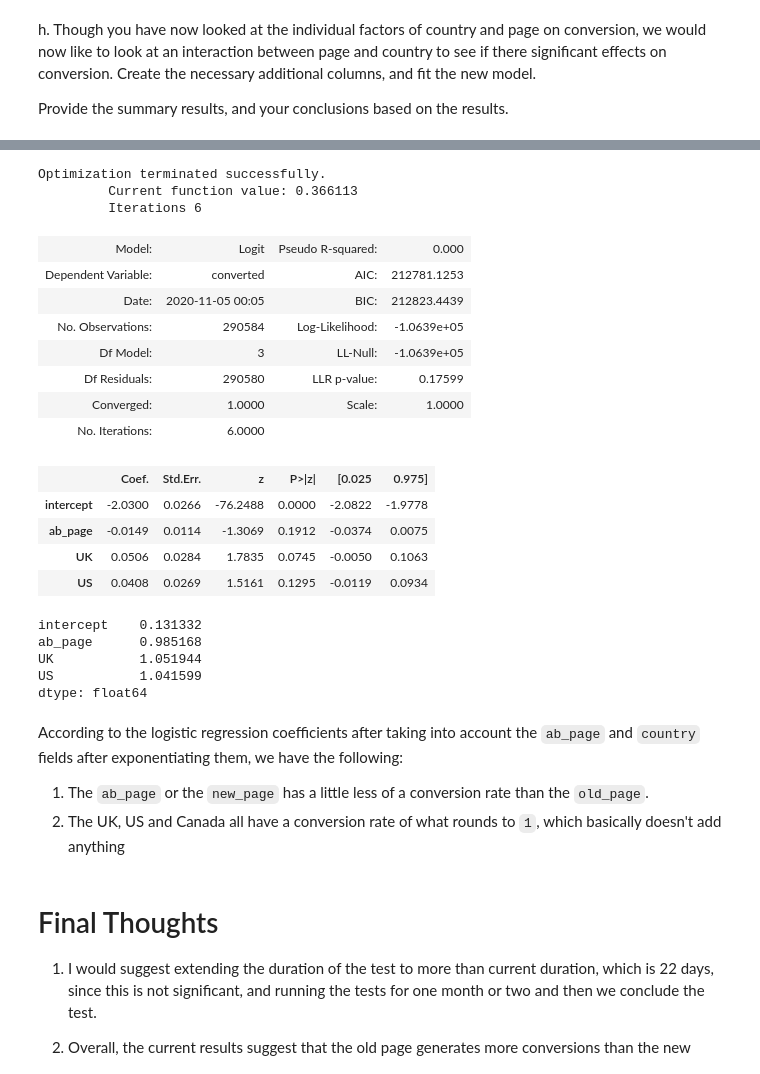
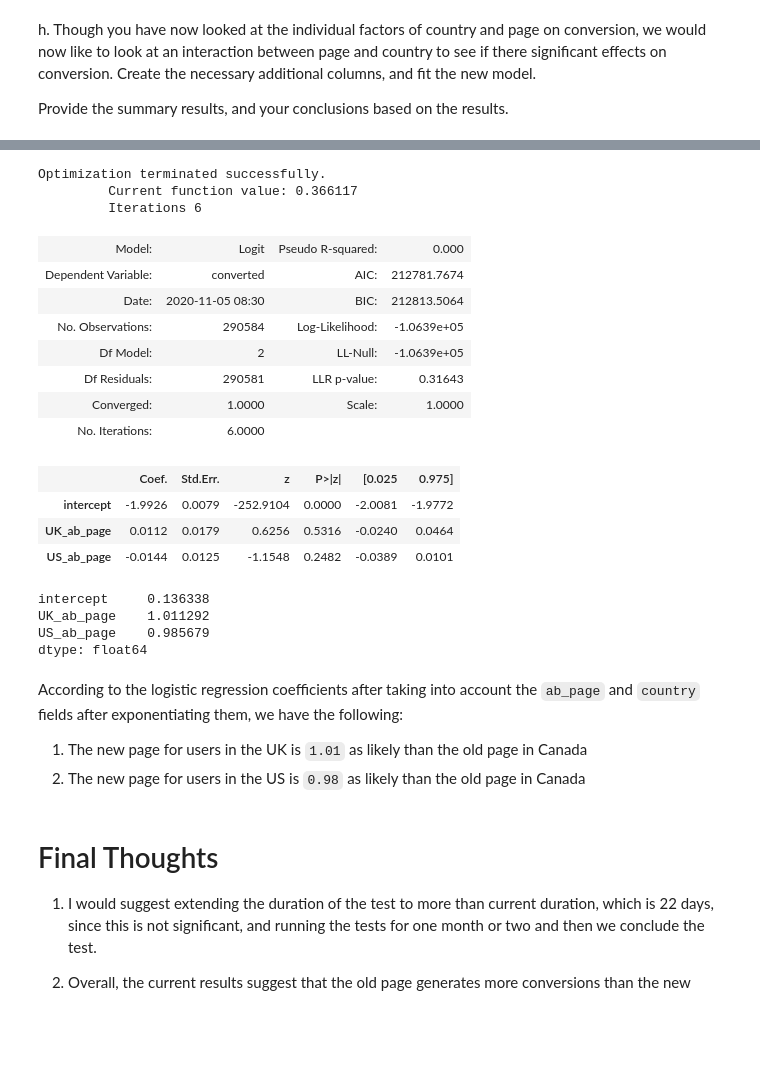
Before and after one commit to AbdulrahmanAlobaidy/DAND-project-3, a Jupyter notebook: Analyze_ab_test_results_notebook.ipynb, the cells around one changed output, grey strips where cells are left out. Saved outputs shown, nothing was run; the diff lists cells and outputs as text; code cells hidden in the pictures; blank space fills up the shorter version.

```diff
--- a/Analyze_ab_test_results_notebook.ipynb
+++ b/Analyze_ab_test_results_notebook.ipynb
@@ -474,0 +481,5 @@ Provide the summary results, and your conclusions based on the results.
+# %%
+df_new['UK_ab_page'] = df_new['UK'] * df_new['ab_page']
+df_new['US_ab_page'] = df_new['US'] * df_new['ab_page']
+
+df_new.head()
@@ -475,39 +494,37 @@ Provide the summary results, and your conclusions based on the results.
 # %%
-lm = sm.Logit(df_new['converted'], df_new[['intercept', 'ab_page', 'UK', 'US']])
+lm = sm.Logit(df_new['converted'], df_new[['intercept', 'UK_ab_page', 'US_ab_page']])
 
 result = lm.fit()
 
 result.summary2()
 # %% [output]
 Optimization terminated successfully.
-         Current function value: 0.366113
+         Current function value: 0.366117
          Iterations 6
 | Model: | Logit | Pseudo R-squared: | 0.000 |
-| Dependent Variable: | converted | AIC: | 212781.1253 |
-| Date: | 2020-11-05 00:05 | BIC: | 212823.4439 |
+| Dependent Variable: | converted | AIC: | 212781.7674 |
+| Date: | 2020-11-05 08:30 | BIC: | 212813.5064 |
 | No. Observations: | 290584 | Log-Likelihood: | -1.0639e+05 |
-| Df Model: | 3 | LL-Null: | -1.0639e+05 |
-| Df Residuals: | 290580 | LLR p-value: | 0.17599 |
+| Df Model: | 2 | LL-Null: | -1.0639e+05 |
+| Df Residuals: | 290581 | LLR p-value: | 0.31643 |
 | Converged: | 1.0000 | Scale: | 1.0000 |
 | No. Iterations: | 6.0000 |  |  |
 |  | Coef. | Std.Err. | z | P>|z| | [0.025 | 0.975] |
-| intercept | -2.0300 | 0.0266 | -76.2488 | 0.0000 | -2.0822 | -1.9778 |
-| ab_page | -0.0149 | 0.0114 | -1.3069 | 0.1912 | -0.0374 | 0.0075 |
-| UK | 0.0506 | 0.0284 | 1.7835 | 0.0745 | -0.0050 | 0.1063 |
-| US | 0.0408 | 0.0269 | 1.5161 | 0.1295 | -0.0119 | 0.0934 |
+| intercept | -1.9926 | 0.0079 | -252.9104 | 0.0000 | -2.0081 | -1.9772 |
+| UK_ab_page | 0.0112 | 0.0179 | 0.6256 | 0.5316 | -0.0240 | 0.0464 |
+| US_ab_page | -0.0144 | 0.0125 | -1.1548 | 0.2482 | -0.0389 | 0.0101 |
 # %%
 np.exp(result.params)
 # %% [output]
-intercept    0.131332
-ab_page      0.985168
-UK           1.051944
-US           1.041599
+intercept     0.136338
+UK_ab_page    1.011292
+US_ab_page    0.985679
 dtype: float64
 # %% [markdown]
 According to the logistic regression coefficients after taking into account the `ab_page` and `country` fields after exponentiating them, we have the following:
 
-1. The `ab_page` or the `new_page` has a little less of a conversion rate than the `old_page`.
-2. The UK, US and Canada all have a conversion rate of what rounds to `1`, which basically doesn't add anything
+1. The new page for users in the UK is `1.01` as likely than the old page in Canada
+2. The new page for users in the US is `0.98` as likely than the old page in Canada
 # %% [markdown]
 # Final Thoughts
 
```
Also changed, not shown: parts of 18 cells of this notebook, 1 other file.
